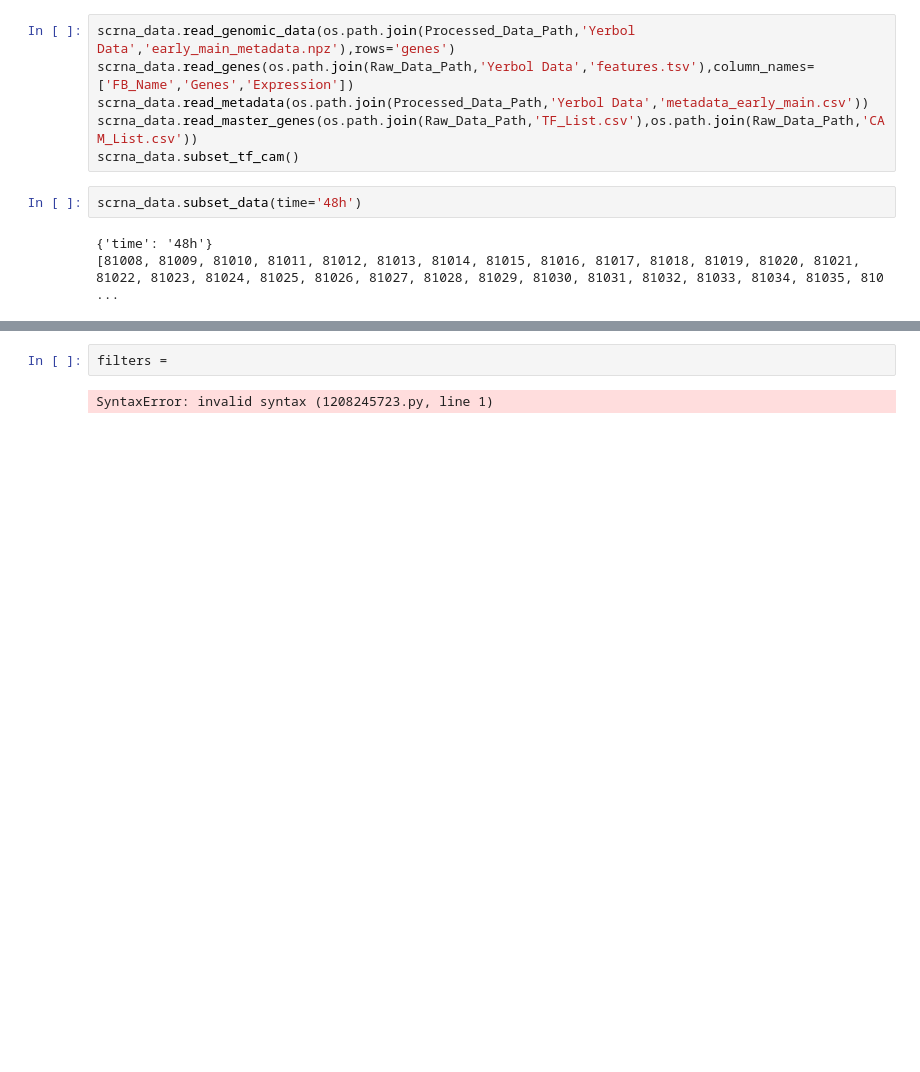
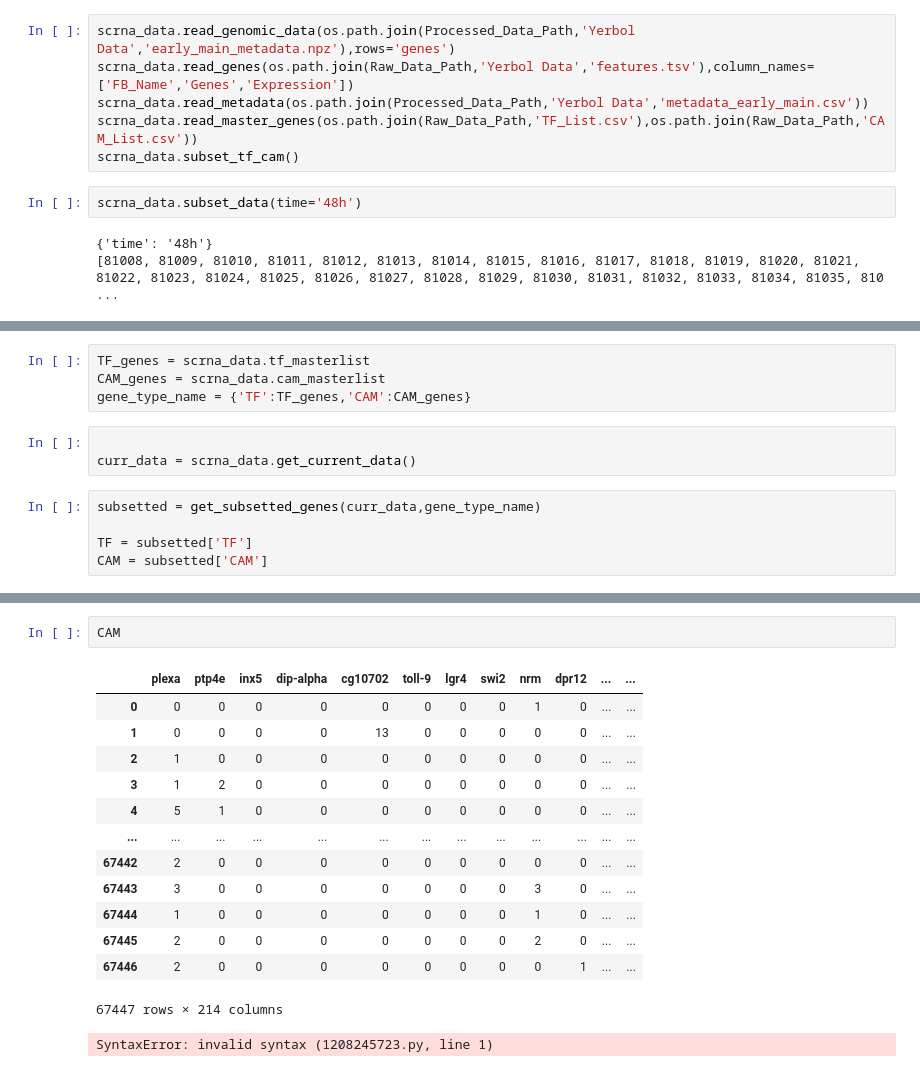
Before and after one commit to Drexel-NCE-Lab/GeneExpressionPredictions, a Jupyter notebook: notebooks/TF_CAM_Model.ipynb, the cells around one changed output, grey strips where cells are left out. Saved outputs shown, nothing was run; the diff lists cells and outputs as text; blank space fills up the shorter version.

```diff
--- a/notebooks/TF_CAM_Model.ipynb
+++ b/notebooks/TF_CAM_Model.ipynb
@@ -85,0 +54,12 @@ scrna_data.get_current_data()
+# %%
+TF_genes = scrna_data.tf_masterlist
+CAM_genes = scrna_data.cam_masterlist
+gene_type_name = {'TF':TF_genes,'CAM':CAM_genes}
+# %%
+
+curr_data = scrna_data.get_current_data()
+# %%
+subsetted = get_subsetted_genes(curr_data,gene_type_name)
+
+TF = subsetted['TF']
+CAM = subsetted['CAM']
@@ -89,5 +89,19 @@ UFuncTypeError: ufunc 'maximum' did not contain a loop with signature matching t
-# %%
-filters =
+# %%
+CAM
+# %% [output]
+|  | plexa | ptp4e | inx5 | dip-alpha | cg10702 | toll-9 | lgr4 | swi2 | nrm | dpr12 | ... | ... |
+| 0 | 0 | 0 | 0 | 0 | 0 | 0 | 0 | 0 | 1 | 0 | ... | ... |
+| 1 | 0 | 0 | 0 | 0 | 13 | 0 | 0 | 0 | 0 | 0 | ... | ... |
+| 2 | 1 | 0 | 0 | 0 | 0 | 0 | 0 | 0 | 0 | 0 | ... | ... |
+| 3 | 1 | 2 | 0 | 0 | 0 | 0 | 0 | 0 | 0 | 0 | ... | ... |
+| 4 | 5 | 1 | 0 | 0 | 0 | 0 | 0 | 0 | 0 | 0 | ... | ... |
+| ... | ... | ... | ... | ... | ... | ... | ... | ... | ... | ... | ... | ... |
+| 67442 | 2 | 0 | 0 | 0 | 0 | 0 | 0 | 0 | 0 | 0 | ... | ... |
+| 67443 | 3 | 0 | 0 | 0 | 0 | 0 | 0 | 0 | 3 | 0 | ... | ... |
+| 67444 | 1 | 0 | 0 | 0 | 0 | 0 | 0 | 0 | 1 | 0 | ... | ... |
+| 67445 | 2 | 0 | 0 | 0 | 0 | 0 | 0 | 0 | 2 | 0 | ... | ... |
+| 67446 | 2 | 0 | 0 | 0 | 0 | 0 | 0 | 0 | 0 | 1 | ... | ... |
+67447 rows × 214 columns
 # %%
 # %% [output]
 SyntaxError: invalid syntax (1208245723.py, line 1)
```
Also changed, not shown: parts of 22 cells of this notebook, 3 other files.
